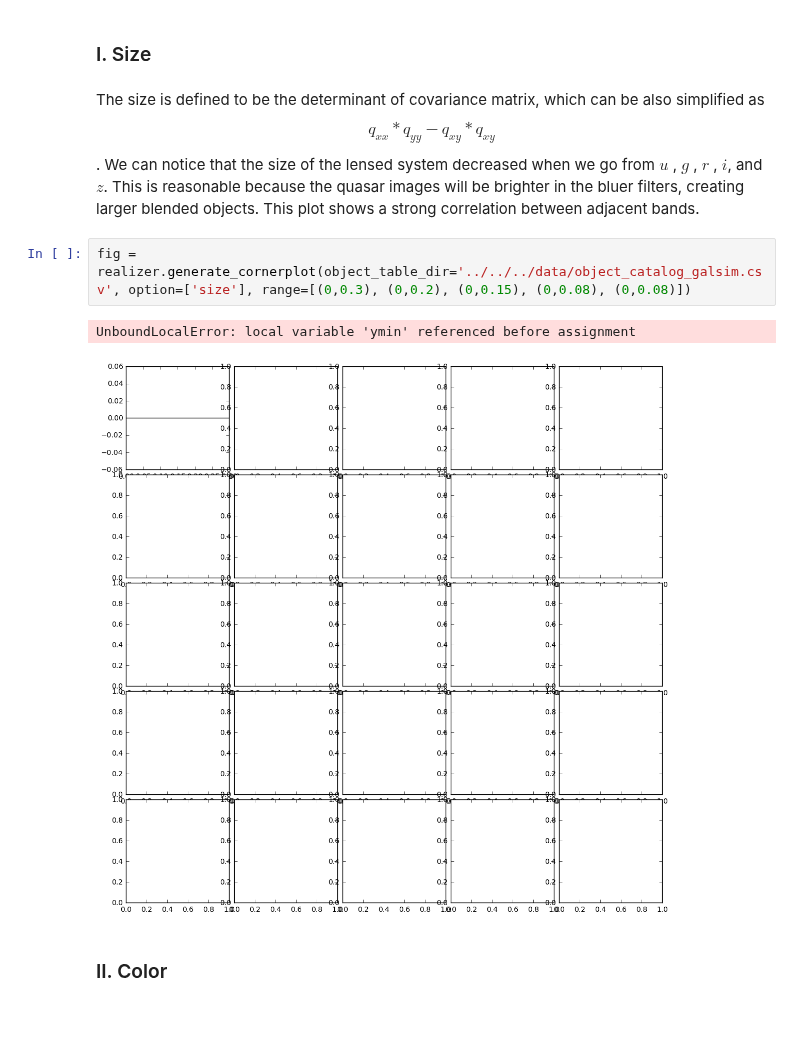
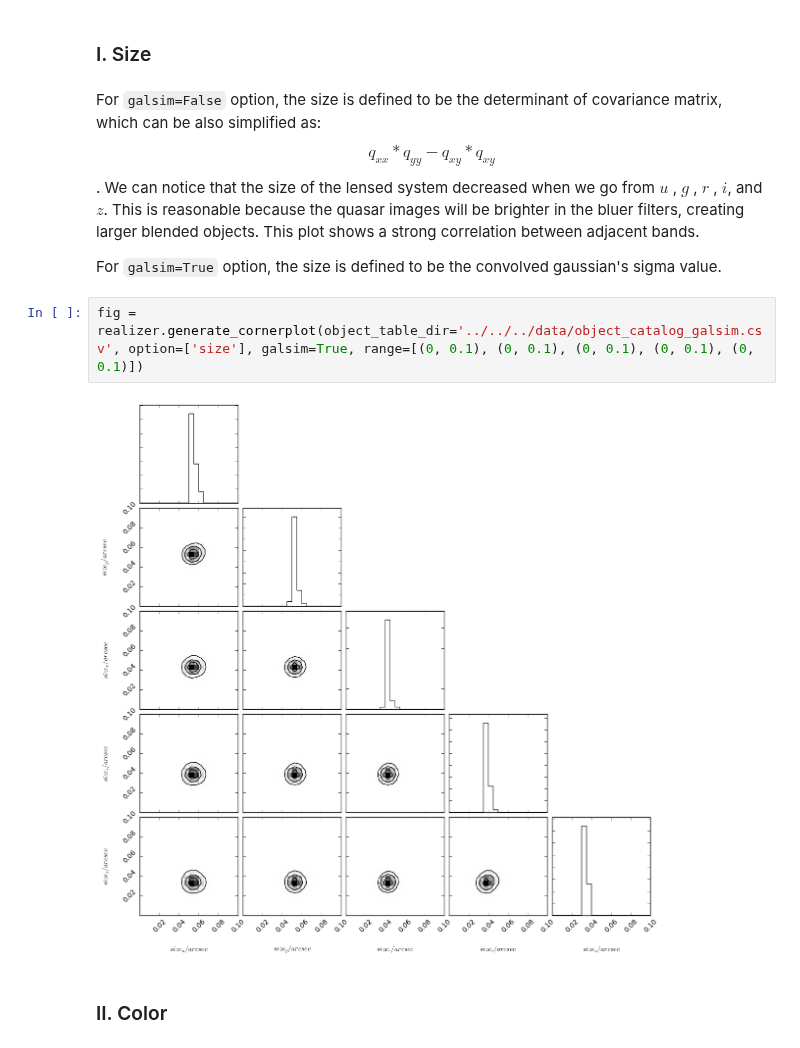
Before and after one commit to jiwoncpark/SLRealizer, a Jupyter notebook: python/desc/slrealizer/Cornerplot.ipynb, the cells around one changed output. Cells and saved outputs as stored; diff of their text form; blank space fills up the shorter version.

```diff
--- a/python/desc/slrealizer/Cornerplot.ipynb
+++ b/python/desc/slrealizer/Cornerplot.ipynb
@@ -59,13 +59,14 @@ or specify columns in the source table that you want to see in the cornerplot.
 # %% [markdown]
 ### I. Size
 # %% [markdown]
-The size is defined to be the determinant of covariance matrix, which can be also simplified as
+For `galsim=False` option, the size is defined to be the determinant of covariance matrix, which can be also simplified as:
 $$q_{xx} * q_{yy} - q_{xy} * q_{xy}$$. We can notice that the size of the lensed system decreased when we go from $u$ , $g$ , $r$ , $i$, and $z$. This is reasonable because the quasar images will be brighter in the bluer filters, creating larger blended objects. This plot shows a strong correlation between adjacent bands.
+
+For `galsim=True` option, the size is defined to be the convolved gaussian's sigma value.
 # %%
-fig = realizer.generate_cornerplot(object_table_dir='../../../data/object_catalog_galsim.csv', option=['size'], range=[(0,0.3), (0,0.2), (0,0.15), (0,0.08), (0,0.08)])
+fig = realizer.generate_cornerplot(object_table_dir='../../../data/object_catalog_galsim.csv', option=['size'], galsim=True, range=[(0, 0.1), (0, 0.1), (0, 0.1), (0, 0.1), (0, 0.1)])
 # %% [output]
-UnboundLocalError: local variable 'ymin' referenced before assignment
-[figure, old version]
+[figure, new version]
 # %% [markdown]
 ### II. Color
 # %% [markdown]
```
Also changed, not shown: parts of 4 cells of this notebook, 10 other files.
